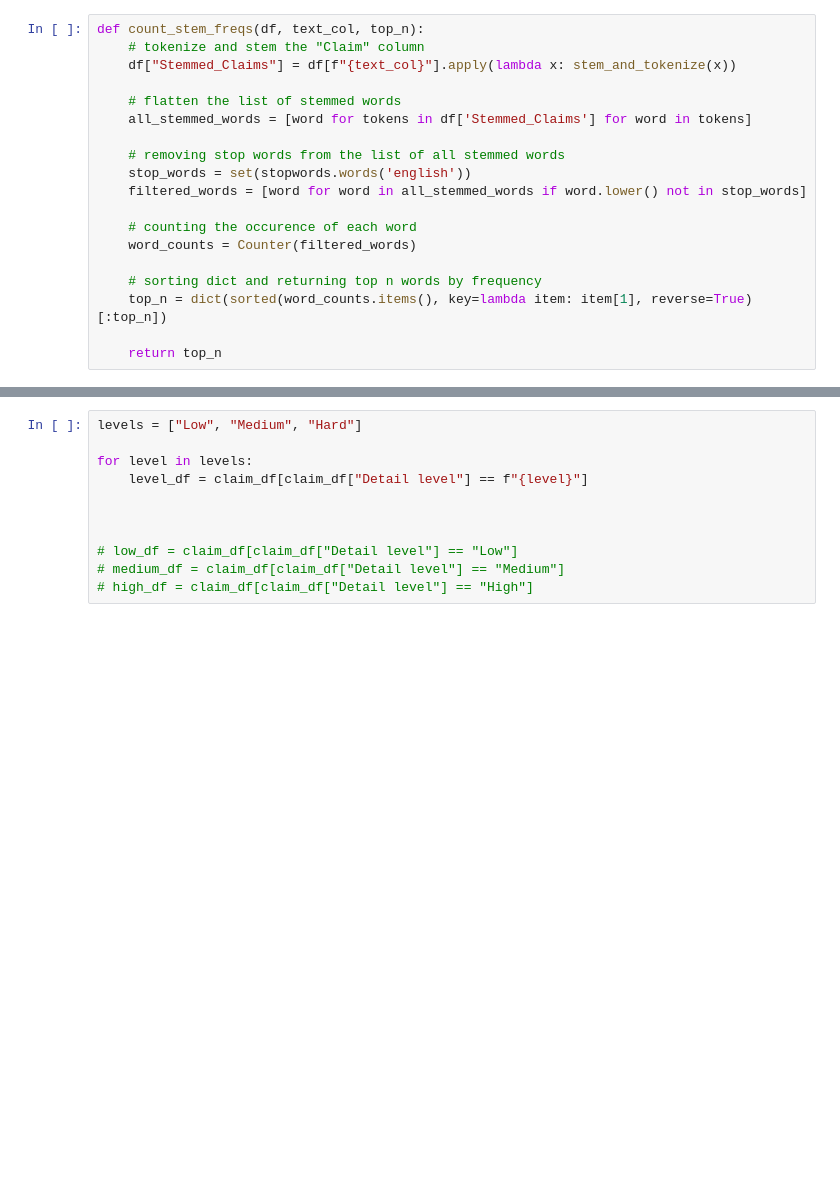
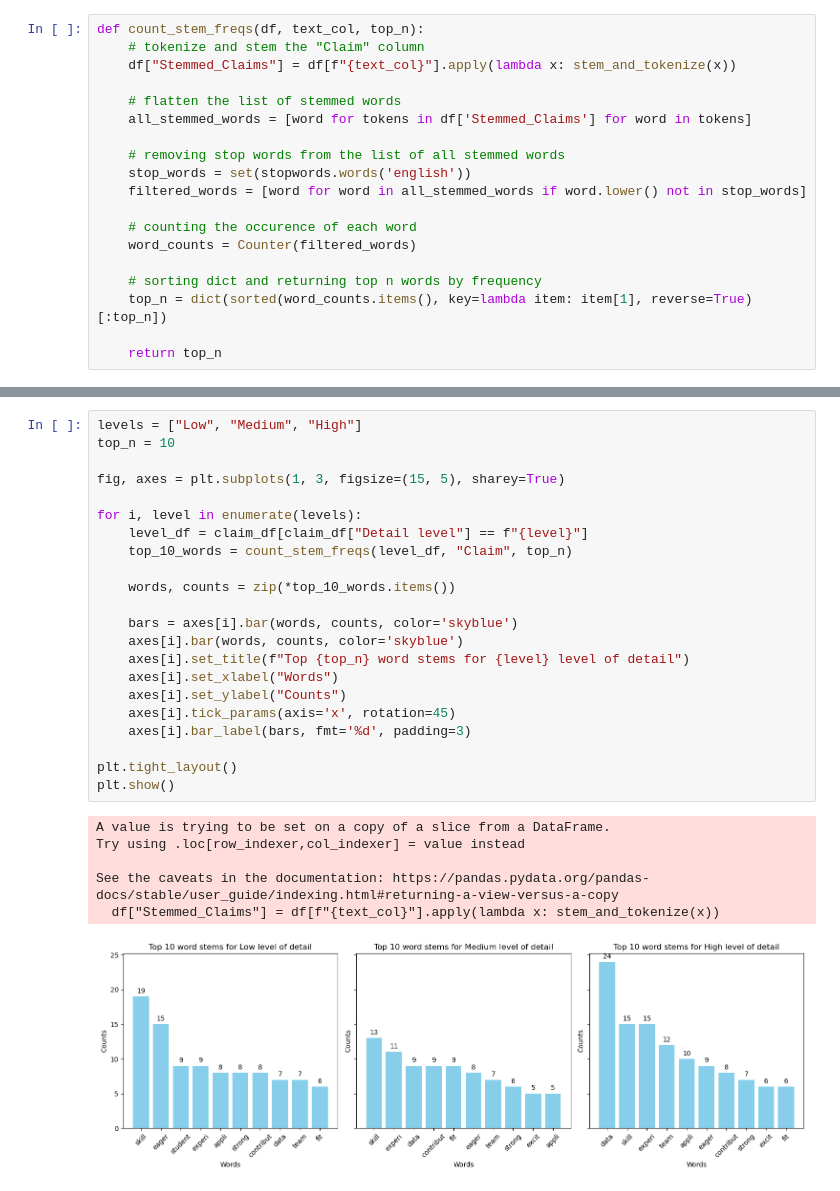
Before and after one commit to SebWae/generative-assignment-RoDS, a Jupyter notebook: claim_variation.ipynb, the cells around one changed output, grey strips where cells are left out. Drawn from its saved outputs; the diff is of its cells as text; blank space fills up the shorter version.

```diff
--- a/claim_variation.ipynb
+++ b/claim_variation.ipynb
@@ -123,11 +127,29 @@ Top 10 words for each level of detail:
 # %%
-levels = ["Low", "Medium", "Hard"]
+levels = ["Low", "Medium", "High"]
+top_n = 10
 
-for level in levels:
+fig, axes = plt.subplots(1, 3, figsize=(15, 5), sharey=True)
+
+for i, level in enumerate(levels):
     level_df = claim_df[claim_df["Detail level"] == f"{level}"]
+    top_10_words = count_stem_freqs(level_df, "Claim", top_n)
 
+    words, counts = zip(*top_10_words.items())
 
+    bars = axes[i].bar(words, counts, color='skyblue')
+    axes[i].bar(words, counts, color='skyblue')
+    axes[i].set_title(f"Top {top_n} word stems for {level} level of detail")
+    axes[i].set_xlabel("Words")
+    axes[i].set_ylabel("Counts")
+    axes[i].tick_params(axis='x', rotation=45)
+    axes[i].bar_label(bars, fmt='%d', padding=3)
 
-# low_df = claim_df[claim_df["Detail level"] == "Low"]
-# medium_df = claim_df[claim_df["Detail level"] == "Medium"]
-# high_df = claim_df[claim_df["Detail level"] == "High"]
+plt.tight_layout()
+plt.show()
+# %% [output]
+A value is trying to be set on a copy of a slice from a DataFrame.
+Try using .loc[row_indexer,col_indexer] = value instead
+
+See the caveats in the documentation: https://pandas.pydata.org/pandas-docs/stable/user_guide/indexing.html#returning-a-view-versus-a-copy
+  df["Stemmed_Claims"] = df[f"{text_col}"].apply(lambda x: stem_and_tokenize(x))
+[figure, added]
```
Also changed, not shown: parts of 6 cells of this notebook.
